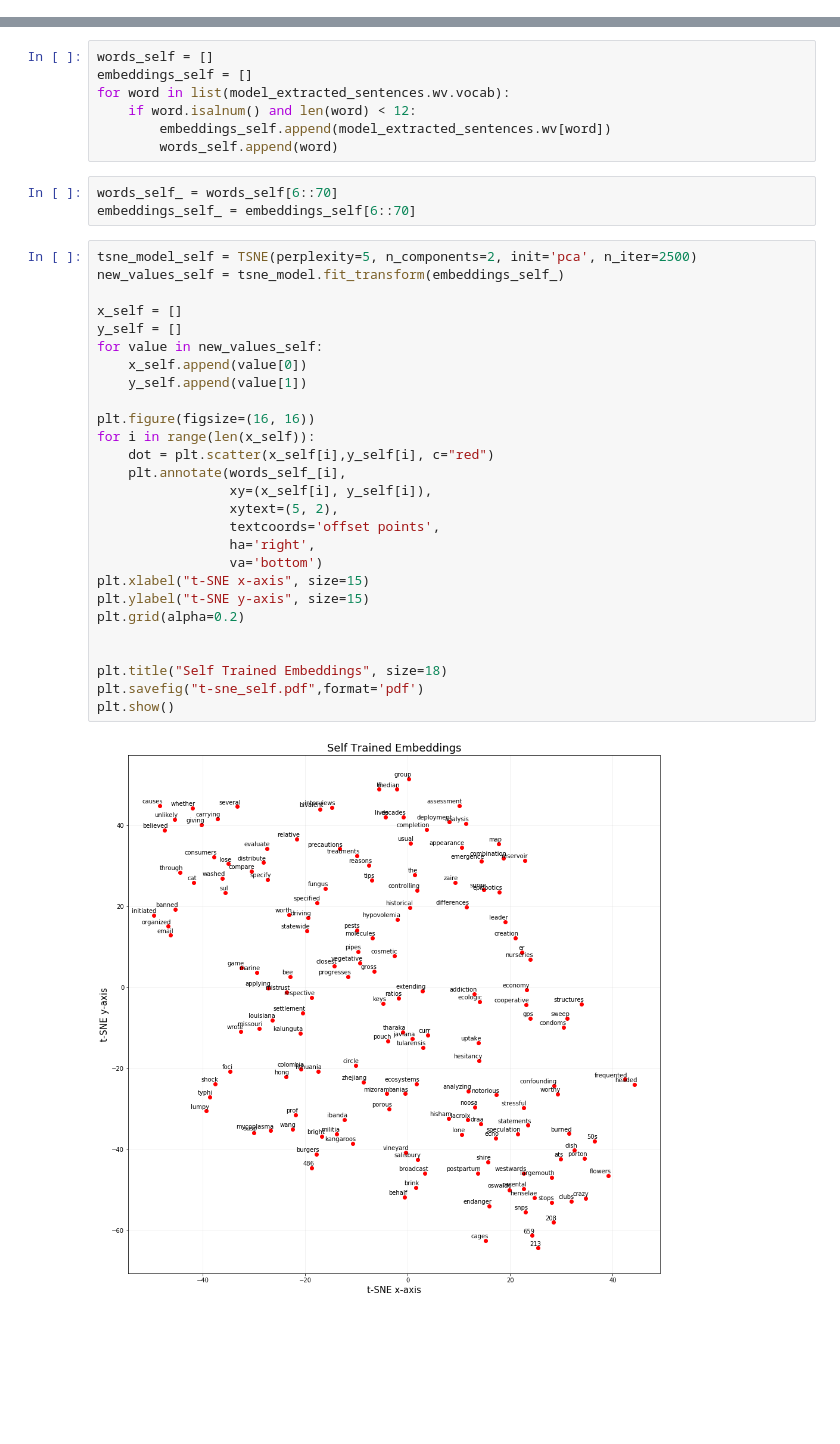
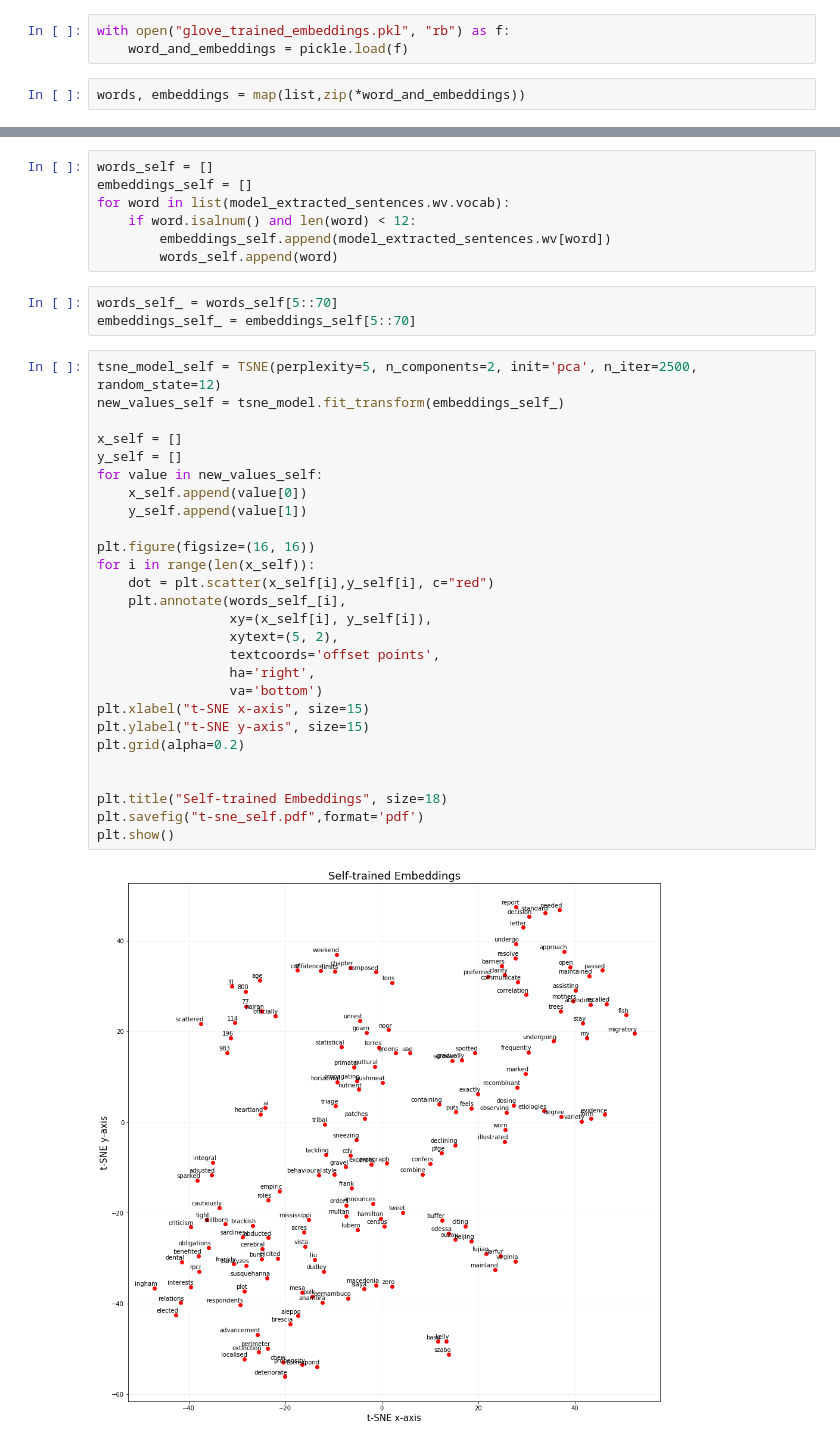
Before and after one commit to aauss/EventEpi, a Jupyter notebook: T-sne_embeddings.ipynb, the cells around one changed output, grey strips where cells are left out. Drawn from its saved outputs; the diff is of its cells as text; blank space fills up the shorter version.

Commit message:
Correct typo in plot, add missing imports, and add seed for second self-trained tsne

```diff
--- a/T-sne_embeddings.ipynb
+++ b/T-sne_embeddings.ipynb
@@ -37,4 +38,9 @@ for sentence in sentences:
 # %%
 with open("glove_trained_embeddings.pkl", "wb") as f:
     pickle.dump(list(zip(words,embeddings)), f)
+# %%
+with open("glove_trained_embeddings.pkl", "rb") as f:
+    word_and_embeddings = pickle.load(f)
+# %%
+words, embeddings = map(list,zip(*word_and_embeddings))
 # %%
@@ -117,34 +132,34 @@ for word in list(model_extracted_sentences.wv.vocab):
         embeddings_self.append(model_extracted_sentences.wv[word])
         words_self.append(word)
 # %%
-words_self_ = words_self[6::70]
-embeddings_self_ = embeddings_self[6::70]
+words_self_ = words_self[5::70]
+embeddings_self_ = embeddings_self[5::70]
 # %%
-tsne_model_self = TSNE(perplexity=5, n_components=2, init='pca', n_iter=2500)
+tsne_model_self = TSNE(perplexity=5, n_components=2, init='pca', n_iter=2500, random_state=12)
 new_values_self = tsne_model.fit_transform(embeddings_self_)
 
 x_self = []
 y_self = []
 for value in new_values_self:
     x_self.append(value[0])
     y_self.append(value[1])
 
 plt.figure(figsize=(16, 16))
 for i in range(len(x_self)):
     dot = plt.scatter(x_self[i],y_self[i], c="red")
     plt.annotate(words_self_[i],
                  xy=(x_self[i], y_self[i]),
                  xytext=(5, 2),
                  textcoords='offset points',
                  ha='right',
                  va='bottom')
 plt.xlabel("t-SNE x-axis", size=15)
 plt.ylabel("t-SNE y-axis", size=15)
 plt.grid(alpha=0.2)
 
 
-plt.title("Self Trained Embeddings", size=18)
+plt.title("Self-trained Embeddings", size=18)
 plt.savefig("t-sne_self.pdf",format='pdf')
 plt.show()
 # %% [output]
-[figure, old version]
+[figure, new version]
```
Also changed, not shown: parts of 6 cells of this notebook.
